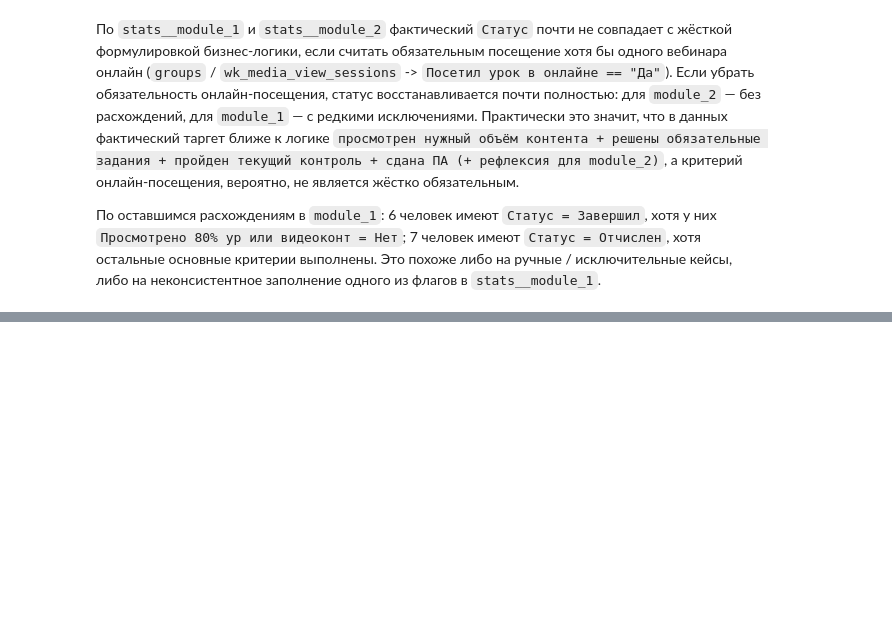
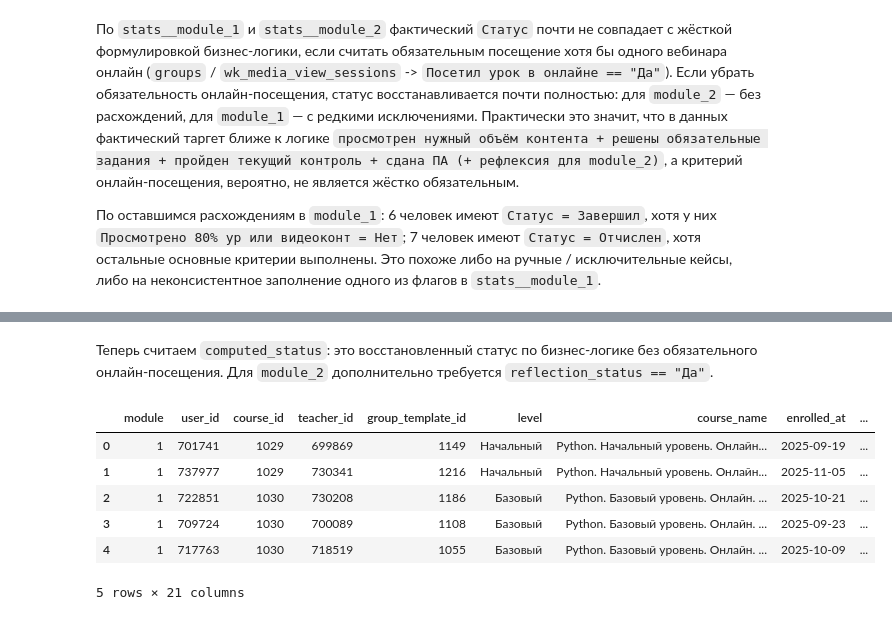
Before and after one commit to mariyakukhtinova-sys/hackaton_mipt_ds_25, a Jupyter notebook: dataset_cleaning.ipynb, the cells around one changed output, grey strips where cells are left out. Saved outputs shown, nothing was run; the diff lists cells and outputs as text; code cells hidden in the pictures; blank space fills up the shorter version.

```diff
--- a/dataset_cleaning.ipynb
+++ b/dataset_cleaning.ipynb
@@ -1108,0 +1094,22 @@ display(target_logic_df.head())
+# %% [markdown]
+Теперь считаем `computed_status`: это восстановленный статус по бизнес-логике без обязательного онлайн-посещения. Для `module_2` дополнительно требуется `reflection_status == "Да"`.
+# %%
+target_logic_df["computed_status"] = np.where(
+    (target_logic_df["content_threshold_status"] == "Да")
+    & (target_logic_df["required_homeworks_status"] == "Да")
+    & (target_logic_df["current_control_status"] == "Да")
+    & (target_logic_df["pa_passed_status"] == "Да")
+    & ((target_logic_df["module"] == 1) | (target_logic_df["reflection_status"] == "Да")),
+    "Завершил",
+    "Отчислен",
+)
+
+display(target_logic_df.head())
+# %% [output]
+|  | module | user_id | course_id | teacher_id | group_template_id | level | course_name | enrolled_at | ... |
+| 0 | 1 | 701741 | 1029 | 699869 | 1149 | Начальный | Python. Начальный уровень. Онлайн... | 2025-09-19 | ... |
+| 1 | 1 | 737977 | 1029 | 730341 | 1216 | Начальный | Python. Начальный уровень. Онлайн... | 2025-11-05 | ... |
+| 2 | 1 | 722851 | 1030 | 730208 | 1186 | Базовый | Python. Базовый уровень. Онлайн. ... | 2025-10-21 | ... |
+| 3 | 1 | 709724 | 1030 | 700089 | 1108 | Базовый | Python. Базовый уровень. Онлайн. ... | 2025-09-23 | ... |
+| 4 | 1 | 717763 | 1030 | 718519 | 1055 | Базовый | Python. Базовый уровень. Онлайн. ... | 2025-10-09 | ... |
+5 rows × 21 columns
```
Also changed, not shown: parts of 8 cells of this notebook, 1 other file.
